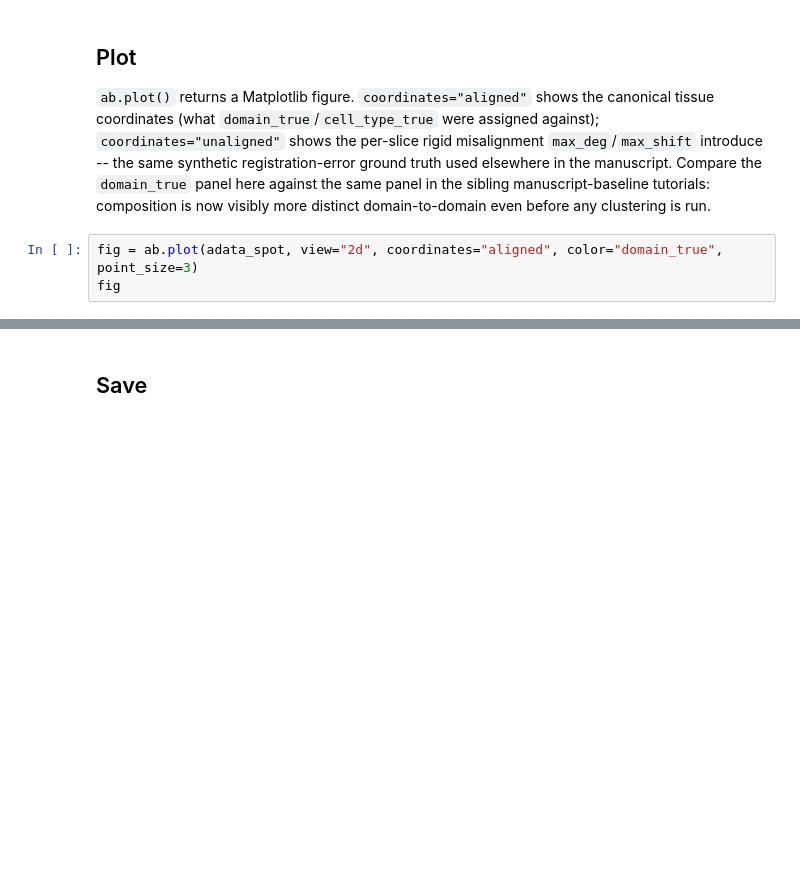
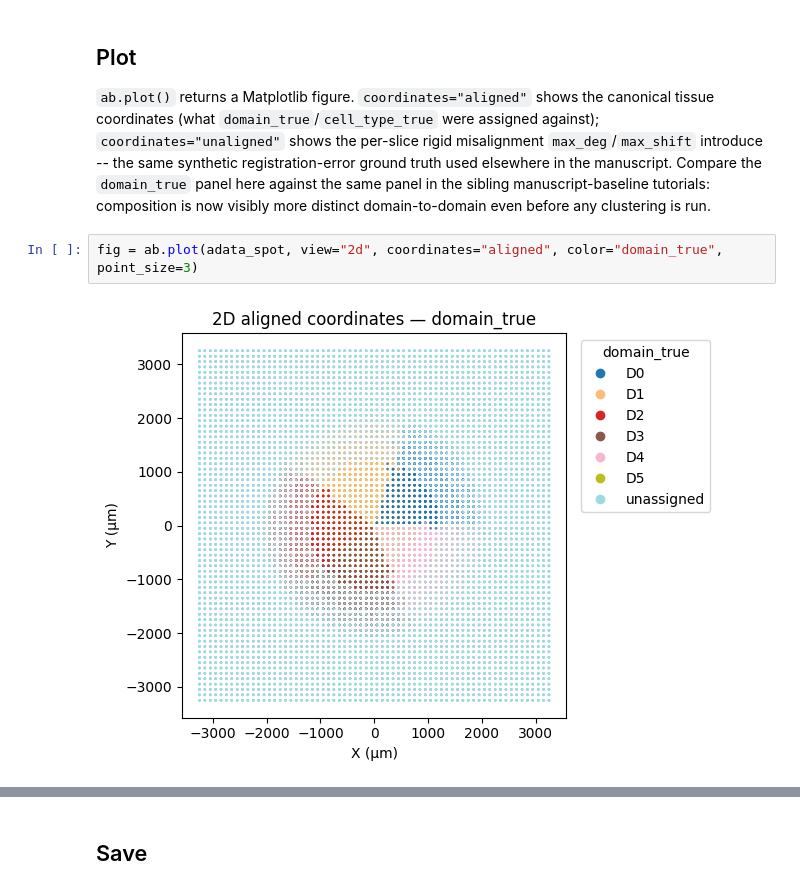
Before and after one commit to JanMatthias1/Albis, a Jupyter notebook: tutorial/strong_domain_mix_tutorial.ipynb, the cells around one changed output, grey strips where cells are left out. Drawn from its saved outputs; the diff is of its cells as text; blank space fills up the shorter version.

```diff
--- a/tutorial/strong_domain_mix_tutorial.ipynb
+++ b/tutorial/strong_domain_mix_tutorial.ipynb
@@ -394,4 +499,5 @@ manuscript-baseline tutorials: composition is now visibly more distinct
 domain-to-domain even before any clustering is run.
 # %%
 fig = ab.plot(adata_spot, view="2d", coordinates="aligned", color="domain_true", point_size=3)
-fig
+# %% [output]
+[figure, added]
```
Also changed, not shown: parts of 31 cells of this notebook, 5 other files.
